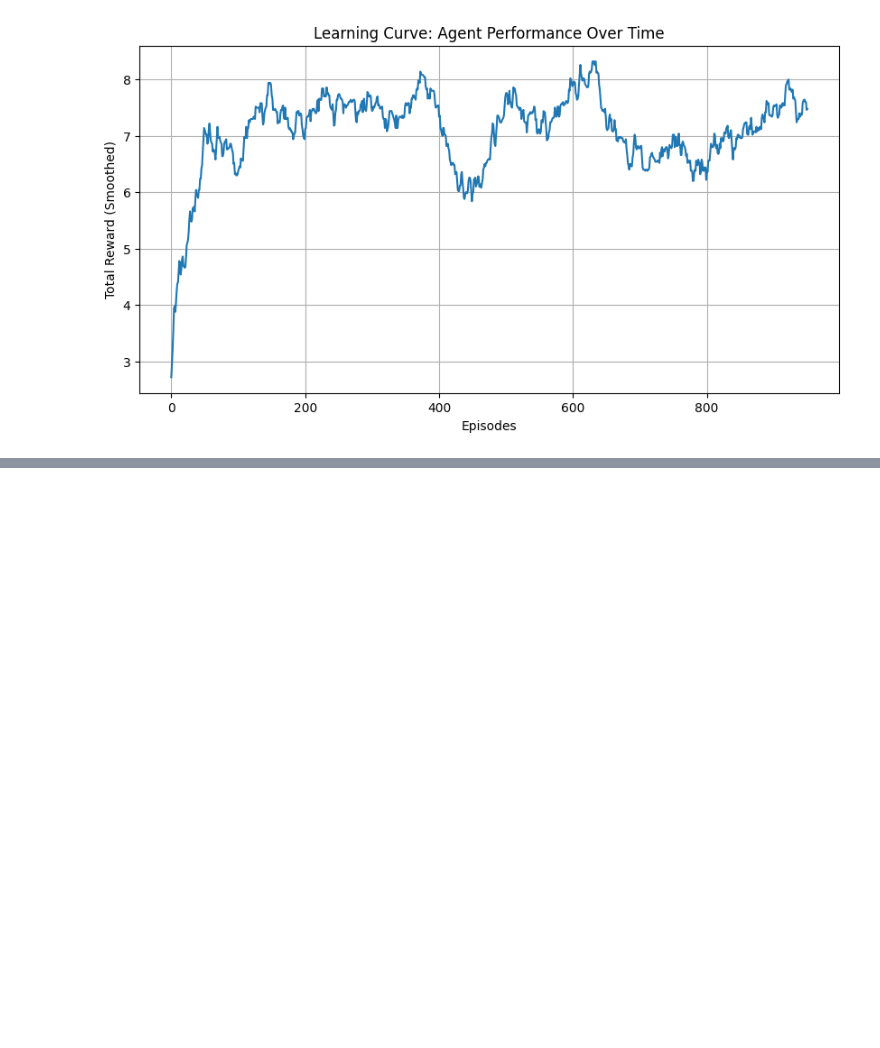
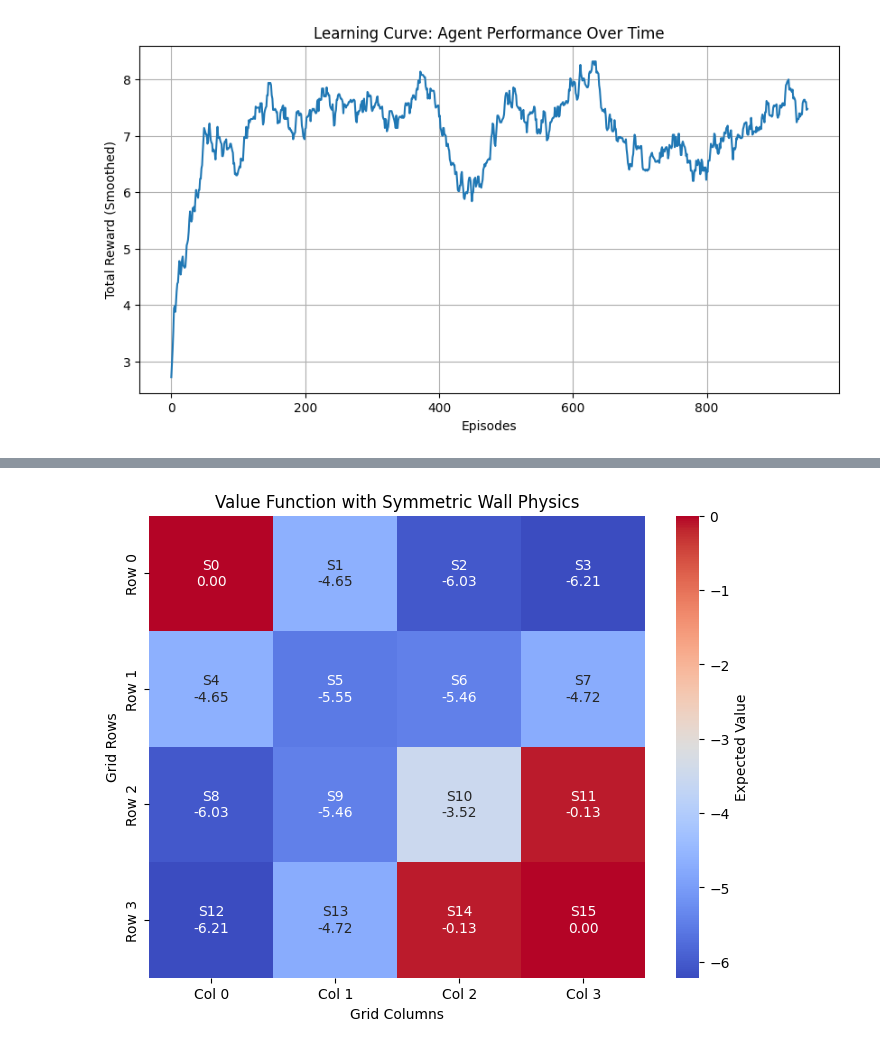
Before and after one commit to mjzhu-p/COMP532-tutorial, a Jupyter notebook: COMP532_Tutorial_10_02_2026.ipynb, the cells around one changed output, grey strips where cells are left out. Cells and saved outputs as stored; diff of their text form; code cells hidden in the pictures; blank space fills up the shorter version.

```diff
--- a/COMP532_Tutorial_10_02_2026.ipynb
+++ b/COMP532_Tutorial_10_02_2026.ipynb
@@ -557,0 +610,81 @@ In advanced RL, we don't keep  constant. We start with a **high $\epsilon$** (to
+# %%
+def get_symmetric_P_and_R(n_rows=4, n_cols=4):
+    """
+    Creates dynamics P and Reward R using 'True Grid Physics'.
+    - No wrapping around rows.
+    - Hitting a wall keeps you in the same state.
+    """
+    n_states = n_rows * n_cols
+    n_actions = 4
+    P_sym = np.zeros((n_states, n_actions, n_states))
+    R_sym = np.zeros((n_states, n_actions, n_states))
+
+    for s in range(n_states):
+        # Convert 1D index to 2D (row, col) coordinates
+        row = s // n_cols
+        col = s % n_cols
+
+        for a in range(n_actions):
+            # Terminal states loop to themselves
+            if s == 0 or s == 15:
+                s_prime = s
+                reward = 0
+            else:
+                # Calculate tentative new coordinates
+                new_row, new_col = row, col
+
+                if a == 0:   # Up
+                    new_row = max(row - 1, 0)
+                elif a == 1: # Down
+                    new_row = min(row + 1, n_rows - 1)
+                elif a == 2: # Left
+                    new_col = max(col - 1, 0)
+                elif a == 3: # Right
+                    new_col = min(col + 1, n_cols - 1)
+
+                # Convert back to 1D index
+                s_prime = new_row * n_cols + new_col
+
+                # Define Rewards based on landing state
+                if s_prime == 0:
+                    reward = -1 # Penalty
+                elif s_prime == 15:
+                    reward = 10 # Goal
+                else:
+                    reward = -1 # Living Penalty
+
+            # Set Probabilities and Rewards
+            P_sym[s, a, s_prime] = 1.0
+            R_sym[s, a, s_prime] = reward
+
+    return P_sym, R_sym
+
+# 1. Initialize Symmetric Environment
+P_sym, R_sym = get_symmetric_P_and_R()
+
+# 2. Define Random Policy
+policy_random = np.ones((16, 4)) / 4
+
+# 3. Run Policy Evaluation
+V_sym = np.zeros(16)
+tolerance = 1e-6
+
+while True:
+    delta = 0
+    for s in range(16):
+        v = V_sym[s]
+        # Bellman update using the NEW P_sym and R_sym
+        bellman_update = 0
+        for a in range(4):
+            for s_prime in range(16):
+                bellman_update += policy_random[s, a] * P_sym[s, a, s_prime] * (R_sym[s, a, s_prime] + 0.9 * V_sym[s_prime])
+        V_sym[s] = bellman_update
+        delta = max(delta, abs(v - V_sym[s]))
+    if delta < tolerance:
+        break
+
+# 4. Visualize Results
+print("Symmetric Value Function:")
+print(V_sym.reshape(4, 4))
+plot_value_heatmap(V_sym, title="Value Function with Symmetric Wall Physics")
+# %% [output]
@@ -557,0 +696 @@ In advanced RL, we don't keep  constant. We start with a **high $\epsilon$** (to
+[figure, added]
```
Also changed, not shown: parts of 6 cells of this notebook.
